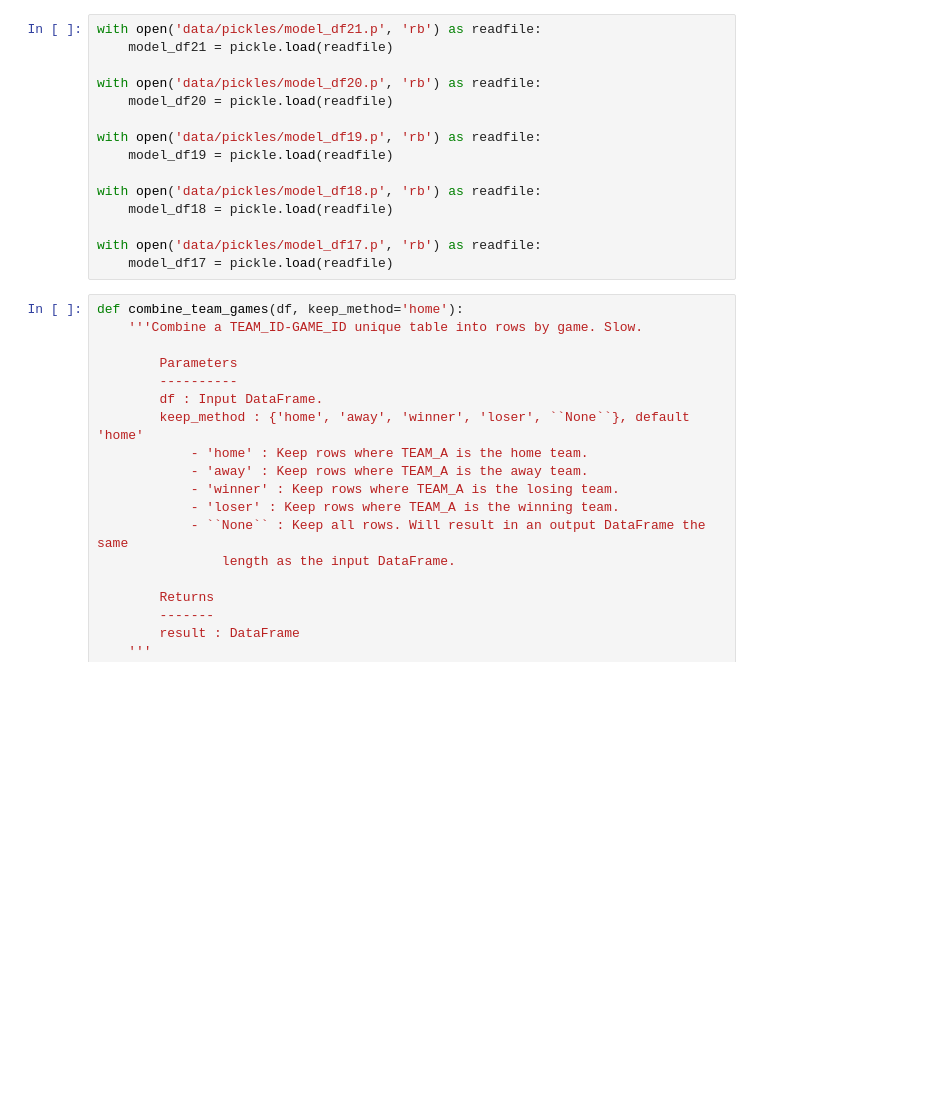
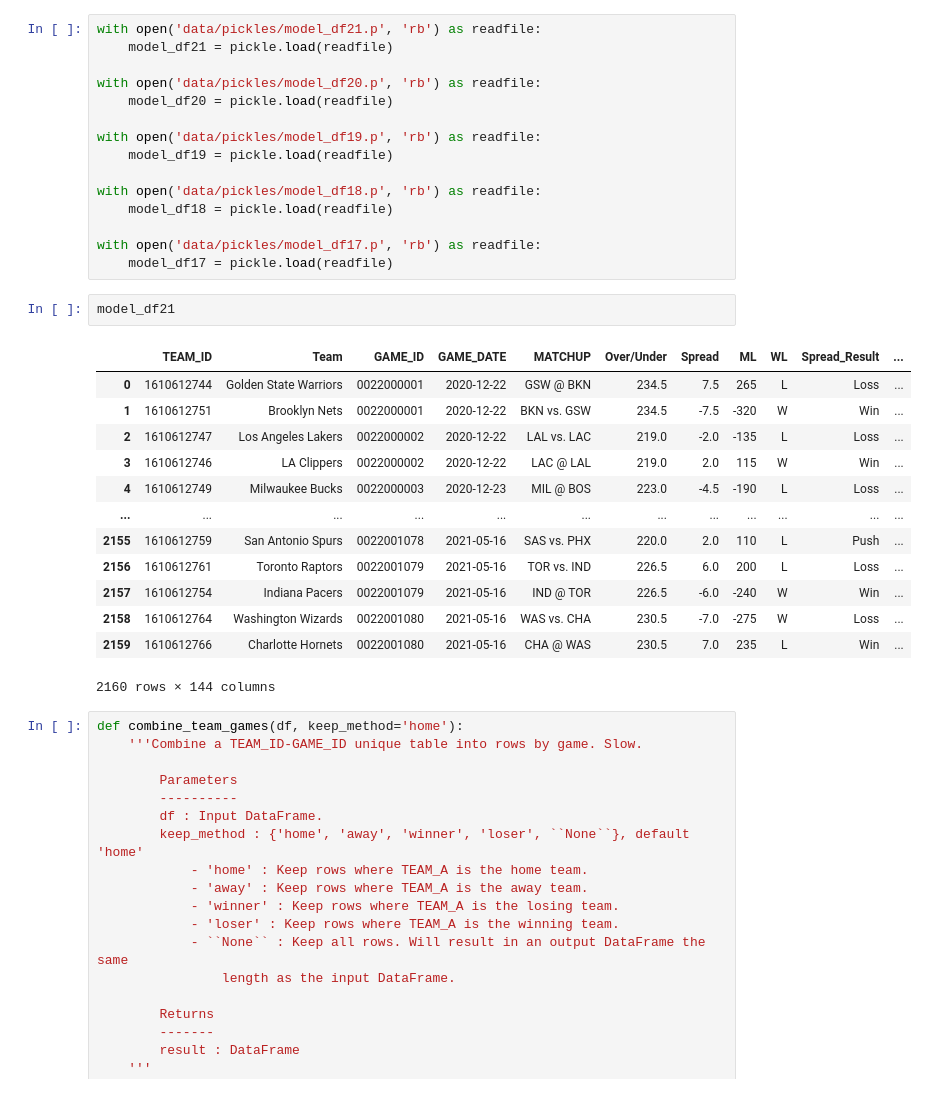
Before and after one commit to dmedd98/nba_game_predictor, a Jupyter notebook: Column_Experiements.ipynb, the cells around one changed output. Saved outputs shown, nothing was run; the diff lists cells and outputs as text; blank space fills up the shorter version.

```diff
--- a/Column_Experiements.ipynb
+++ b/Column_Experiements.ipynb
@@ -20,6 +20,22 @@ with open('data/pickles/model_df18.p', 'rb') as readfile:
 
 with open('data/pickles/model_df17.p', 'rb') as readfile:
     model_df17 = pickle.load(readfile)
+# %%
+model_df21
+# %% [output]
+|  | TEAM_ID | Team | GAME_ID | GAME_DATE | MATCHUP | Over/Under | Spread | ML | WL | Spread_Result | ... |
+| 0 | 1610612744 | Golden State Warriors | 0022000001 | 2020-12-22 | GSW @ BKN | 234.5 | 7.5 | 265 | L | Loss | ... |
+| 1 | 1610612751 | Brooklyn Nets | 0022000001 | 2020-12-22 | BKN vs. GSW | 234.5 | -7.5 | -320 | W | Win | ... |
+| 2 | 1610612747 | Los Angeles Lakers | 0022000002 | 2020-12-22 | LAL vs. LAC | 219.0 | -2.0 | -135 | L | Loss | ... |
+| 3 | 1610612746 | LA Clippers | 0022000002 | 2020-12-22 | LAC @ LAL | 219.0 | 2.0 | 115 | W | Win | ... |
+| 4 | 1610612749 | Milwaukee Bucks | 0022000003 | 2020-12-23 | MIL @ BOS | 223.0 | -4.5 | -190 | L | Loss | ... |
+| ... | ... | ... | ... | ... | ... | ... | ... | ... | ... | ... | ... |
+| 2155 | 1610612759 | San Antonio Spurs | 0022001078 | 2021-05-16 | SAS vs. PHX | 220.0 | 2.0 | 110 | L | Push | ... |
+| 2156 | 1610612761 | Toronto Raptors | 0022001079 | 2021-05-16 | TOR vs. IND | 226.5 | 6.0 | 200 | L | Loss | ... |
+| 2157 | 1610612754 | Indiana Pacers | 0022001079 | 2021-05-16 | IND @ TOR | 226.5 | -6.0 | -240 | W | Win | ... |
+| 2158 | 1610612764 | Washington Wizards | 0022001080 | 2021-05-16 | WAS vs. CHA | 230.5 | -7.0 | -275 | W | Loss | ... |
+| 2159 | 1610612766 | Charlotte Hornets | 0022001080 | 2021-05-16 | CHA @ WAS | 230.5 | 7.0 | 235 | L | Win | ... |
+2160 rows × 144 columns
 # %%
 def combine_team_games(df, keep_method='home'):
     '''Combine a TEAM_ID-GAME_ID unique table into rows by game. Slow.
```
Also changed, not shown: 20 other files.
